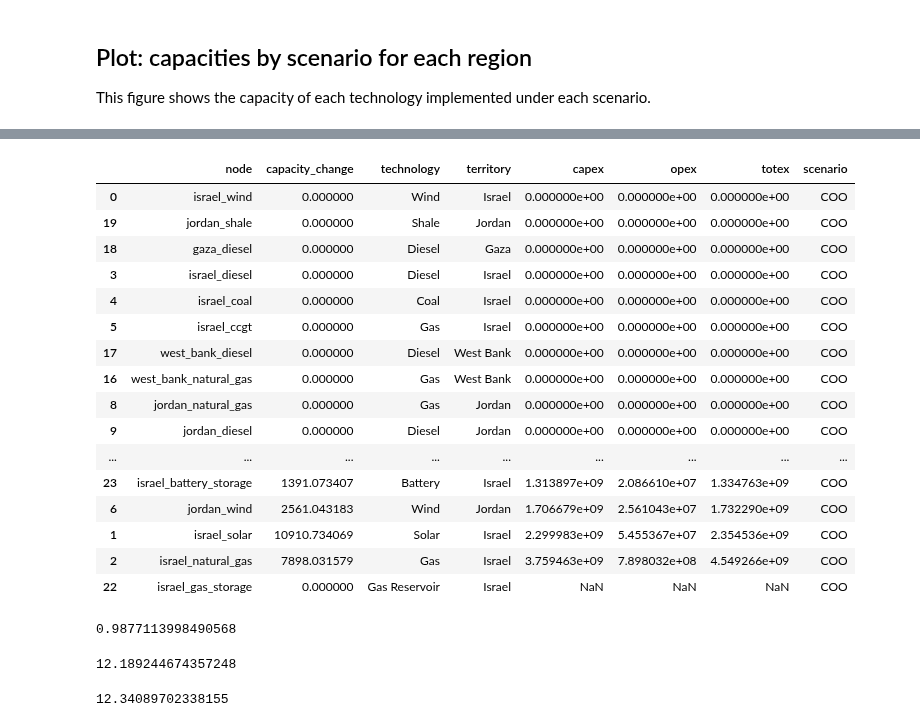
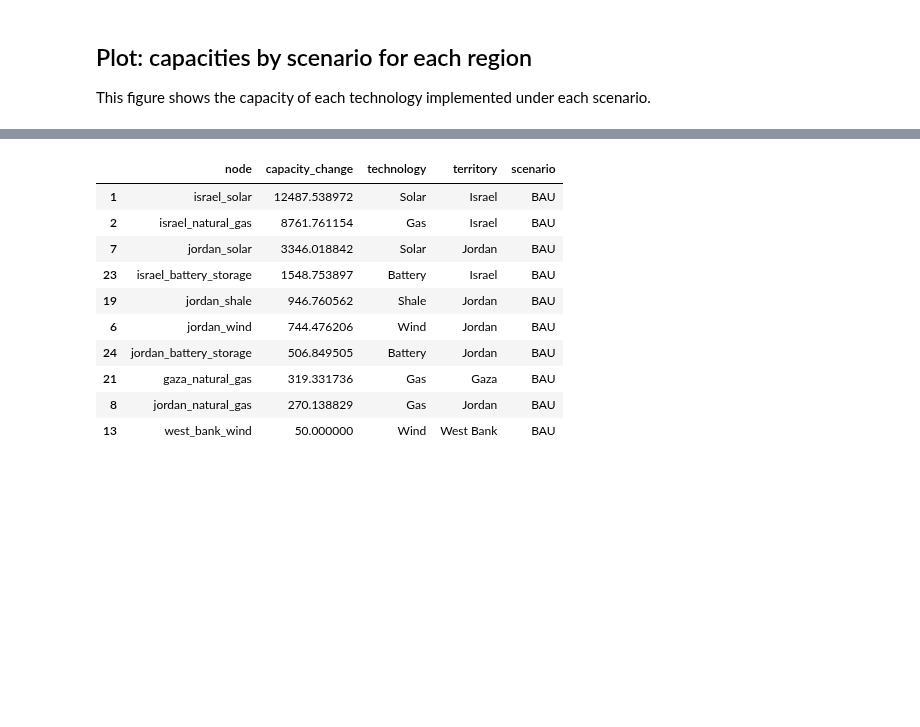
Before and after one commit to amanmajid/nextra, a Jupyter notebook: analysis/icae_results.ipynb, the cells around one changed output, grey strips where cells are left out. Drawn from its saved outputs; the diff is of its cells as text; code cells hidden in the pictures; blank space fills up the shorter version.

```diff
--- a/analysis/icae_results.ipynb
+++ b/analysis/icae_results.ipynb
@@ -357,32 +390,14 @@ results['COO'].plot_flows_sankey()
 # %%
-results['COO'].results_costs.sort_values(by='totex')
+results['BAU'].results_capacity_change.sort_values(by='capacity_change',ascending=False).head(10)
 # %% [output]
-|  | node | capacity_change | technology | territory | capex | opex | totex | scenario |
-| 0 | israel_wind | 0.000000 | Wind | Israel | 0.000000e+00 | 0.000000e+00 | 0.000000e+00 | COO |
-| 19 | jordan_shale | 0.000000 | Shale | Jordan | 0.000000e+00 | 0.000000e+00 | 0.000000e+00 | COO |
-| 18 | gaza_diesel | 0.000000 | Diesel | Gaza | 0.000000e+00 | 0.000000e+00 | 0.000000e+00 | COO |
-| 3 | israel_diesel | 0.000000 | Diesel | Israel | 0.000000e+00 | 0.000000e+00 | 0.000000e+00 | COO |
-| 4 | israel_coal | 0.000000 | Coal | Israel | 0.000000e+00 | 0.000000e+00 | 0.000000e+00 | COO |
-| 5 | israel_ccgt | 0.000000 | Gas | Israel | 0.000000e+00 | 0.000000e+00 | 0.000000e+00 | COO |
-| 17 | west_bank_diesel | 0.000000 | Diesel | West Bank | 0.000000e+00 | 0.000000e+00 | 0.000000e+00 | COO |
-| 16 | west_bank_natural_gas | 0.000000 | Gas | West Bank | 0.000000e+00 | 0.000000e+00 | 0.000000e+00 | COO |
-| 8 | jordan_natural_gas | 0.000000 | Gas | Jordan | 0.000000e+00 | 0.000000e+00 | 0.000000e+00 | COO |
-| 9 | jordan_diesel | 0.000000 | Diesel | Jordan | 0.000000e+00 | 0.000000e+00 | 0.000000e+00 | COO |
-| ... | ... | ... | ... | ... | ... | ... | ... | ... |
-| 23 | israel_battery_storage | 1391.073407 | Battery | Israel | 1.313897e+09 | 2.086610e+07 | 1.334763e+09 | COO |
-| 6 | jordan_wind | 2561.043183 | Wind | Jordan | 1.706679e+09 | 2.561043e+07 | 1.732290e+09 | COO |
-| 1 | israel_solar | 10910.734069 | Solar | Israel | 2.299983e+09 | 5.455367e+07 | 2.354536e+09 | COO |
-| 2 | israel_natural_gas | 7898.031579 | Gas | Israel | 3.759463e+09 | 7.898032e+08 | 4.549266e+09 | COO |
-| 22 | israel_gas_storage | 0.000000 | Gas Reservoir | Israel | NaN | NaN | NaN | COO |
+|  | node | capacity_change | technology | territory | scenario |
+| 1 | israel_solar | 12487.538972 | Solar | Israel | BAU |
+| 2 | israel_natural_gas | 8761.761154 | Gas | Israel | BAU |
+| 7 | jordan_solar | 3346.018842 | Solar | Jordan | BAU |
+| 23 | israel_battery_storage | 1548.753897 | Battery | Israel | BAU |
+| 19 | jordan_shale | 946.760562 | Shale | Jordan | BAU |
+| 6 | jordan_wind | 744.476206 | Wind | Jordan | BAU |
+| 24 | jordan_battery_storage | 506.849505 | Battery | Jordan | BAU |
+| 21 | gaza_natural_gas | 319.331736 | Gas | Gaza | BAU |
+| 8 | jordan_natural_gas | 270.138829 | Gas | Jordan | BAU |
+| 13 | west_bank_wind | 50.000000 | Wind | West Bank | BAU |
-# %%
-results['COO'].results_costs['totex'].sum() / results['BAU'].results_costs['totex'].sum()
-# %% [output]
-0.9877113998490568
-# %%
-results['COO'].results_costs['totex'].divide(10**9).sum()
-# %% [output]
-12.189244674357248
-# %%
-results['BAU'].results_costs['totex'].divide(10**9).sum()
-# %% [output]
-12.34089702338155
```
Also changed, not shown: parts of 17 cells of this notebook, 6 other files.
